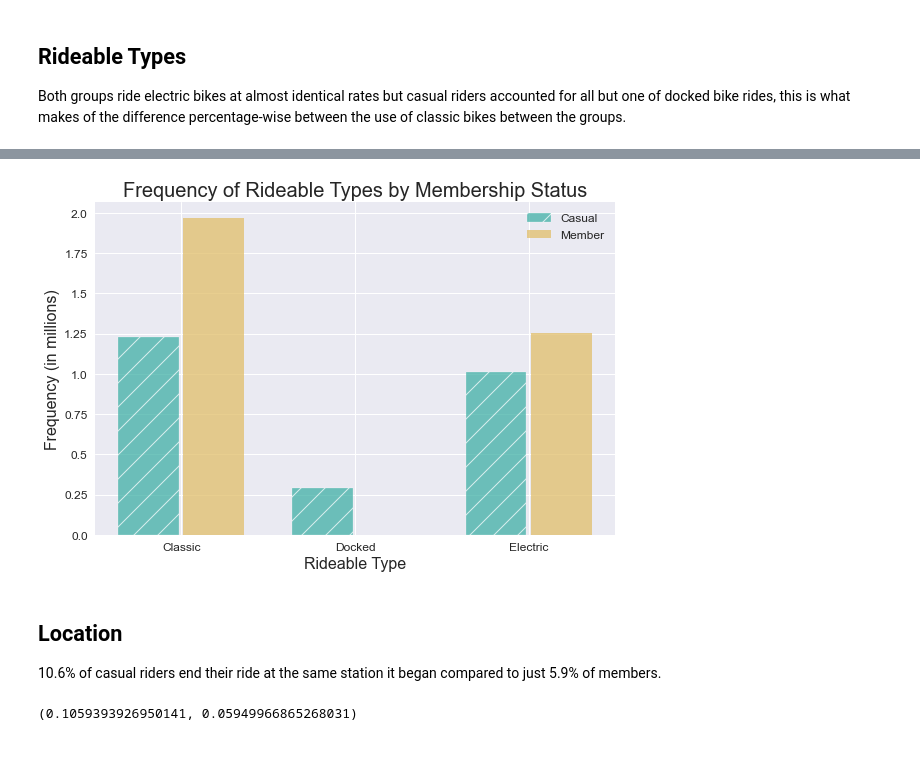
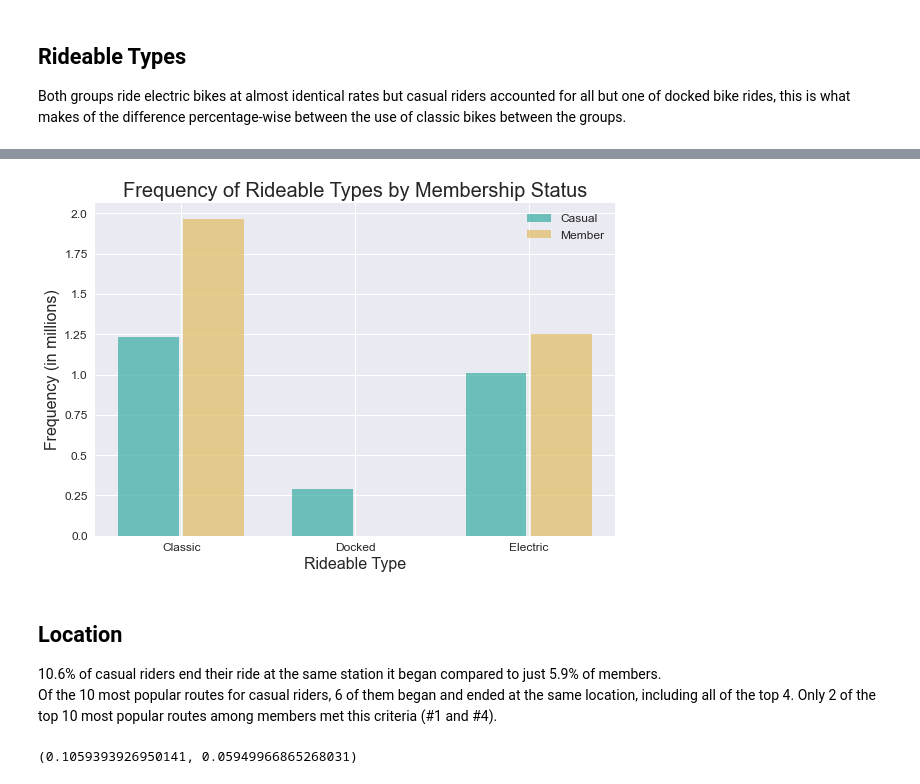
Before and after one commit to karlmadl/Cyclistic, a Jupyter notebook: 04_Analyze/analysis.ipynb, the cells around one changed output, grey strips where cells are left out. Drawn from its saved outputs; the diff is of its cells as text; code cells hidden in the pictures; blank space fills up the shorter version.

```diff
--- a/04_Analyze/analysis.ipynb
+++ b/04_Analyze/analysis.ipynb
@@ -31,0 +157,42 @@ Name: member_casual, dtype: int64
+# %%
+def minutes(dt):
+    t = dt.split(" ")[1].split(":")[:2]
+    h, m = map(int, t)
+
+    return 60*h + m
+
+
+df["mins"] = df.started_at.apply(minutes)
+df["mins_end"] = df.ended_at.apply(minutes)
+
+dys_df = df[df["day_of_week"] < 5]
+ct_weekday = pd.crosstab(dys_df.member_casual, dys_df.mins, normalize="index")
+dys_df = df[df["day_of_week"] >= 5]
+ct_weekend = pd.crosstab(dys_df.member_casual, dys_df.mins, normalize="index")
+
+
+fig, (ax1, ax2) = plt.subplots(ncols=2, constrained_layout=True, figsize=(10, 4), sharey=True)
+_ = ax1.plot(ct_weekday.iloc[0], color="#40B0A6", alpha=0.75, label="Casual")
+_ = ax1.plot(ct_weekday.iloc[1], color="#E1BE6A", alpha=0.75, label="Member")
+_ = ax1.set_title("Weekdays", fontsize=18)
+_ = ax1.set_xlabel("Time", fontsize=16)
+_ = ax1.set_ylabel("Proportion (by group)", fontsize=16)
+_ = ax1.set_xticks([0, 180, 360, 540, 720, 900, 1080, 1260, 1439])
+_ = ax1.set_xticklabels(["12am", "3am", "6am", "9am", "Noon", "3pm", "6pm", "9pm", "11:59pm"])
+_ = ax1.tick_params(axis="both", which="major", labelsize=12)
+
+_ = ax2.plot(ct_weekend.iloc[0], color="#40B0A6", alpha=0.75, label="Casual")
+_ = ax2.plot(ct_weekend.iloc[1], color="#E1BE6A", alpha=0.75, label="Member")
+_ = ax2.set_title("Weekends", fontsize=18)
+_ = ax2.set_xlabel("Time", fontsize=16)
+_ = ax2.set_xticks([0, 180, 360, 540, 720, 900, 1080, 1260, 1439])
+_ = ax2.set_xticklabels(["12am", "3am", "6am", "9am", "Noon", "3pm", "6pm", "9pm", "11:59pm"])
+_ = ax2.tick_params(axis="both", which="major", labelsize=12)
+
+_ = fig.suptitle("Proportion of Ride Start Times by Membership", fontsize=20)
+
+custom_lines = [Line2D([0], [0], color="#40B0A6", lw=4, alpha=0.75),
+                Line2D([0], [0], color="#E1BE6A", lw=4, alpha=0.75)]
+_ = fig.legend(custom_lines, ["Casual", "Member"], prop={"size": 12})
+
+plt.savefig("figures/daily_proportion_by_membership.png", dpi=600, format="png")
@@ -233,31 +487,31 @@ for i in range(len(axs)):
 # %%
 rideable_types_ct = pd.crosstab(df.member_casual, df.rideable_type)
 
 x = np.arange(3)
 width = 0.35
 hspace = 0.0125
 
 fig, ax = plt.subplots(constrained_layout=True)
 _ = ax.bar(
     x - (width/2 + hspace), rideable_types_ct.loc["casual"],
-    width=width, color="#40B0A6", alpha=0.75, edgecolor="white", hatch="/",
+    width=width, color="#40B0A6", alpha=0.75,
     label="Casual")
 _ = ax.bar(
     x + (width/2 + hspace), rideable_types_ct.loc["member"],
     width=width, color="#E1BE6A", alpha=0.75,
     label="Member")
 
 _ = ax.set_xticks(x)
 _ = ax.set_xticklabels(["Classic", "Docked", "Electric"])
 _ = ax.set_yticks(np.arange(9)*250000)
 _ = ax.set_yticklabels(np.arange(9)/4)
 _ = ax.tick_params(axis="both", which="major", labelsize=12)
 _ = ax.set_xlabel("Rideable Type", fontsize=16)
 _ = ax.set_ylabel("Frequency (in millions)", fontsize=16)
 _ = ax.set_title("Frequency of Rideable Types by Membership Status", fontsize=20)
 _ = ax.legend(prop={"size": 12})
 
 
 # plt.savefig("figures/barchart_rideabletypes_by_membership.png", dpi=600, format="png")
 # %% [output]
-[figure, old version]
+[figure, new version]
@@ -264,8 +520,12 @@ _ = ax.legend(prop={"size": 12})
 # %% [markdown]
 ## Location
 
+
 10.6% of casual riders end their ride at the same station it began compared to
 just 5.9% of members.
+Of the 10 most popular routes for casual riders, 6 of them began and ended at
+the same location, including all of the top 4. Only 2 of the top 10 most
+popular routes among members met this criteria (#1 and #4).
 # %%
 closed_path_cas = len(df[(df["member_casual"] == "casual") & (df["start_station_name"] == df["end_station_name"])])
 closed_path_mem = len(df[(df["member_casual"] == "member") & (df["start_station_name"] == df["end_station_name"])])
```
Also changed, not shown: parts of 32 cells of this notebook, 15 other files.
